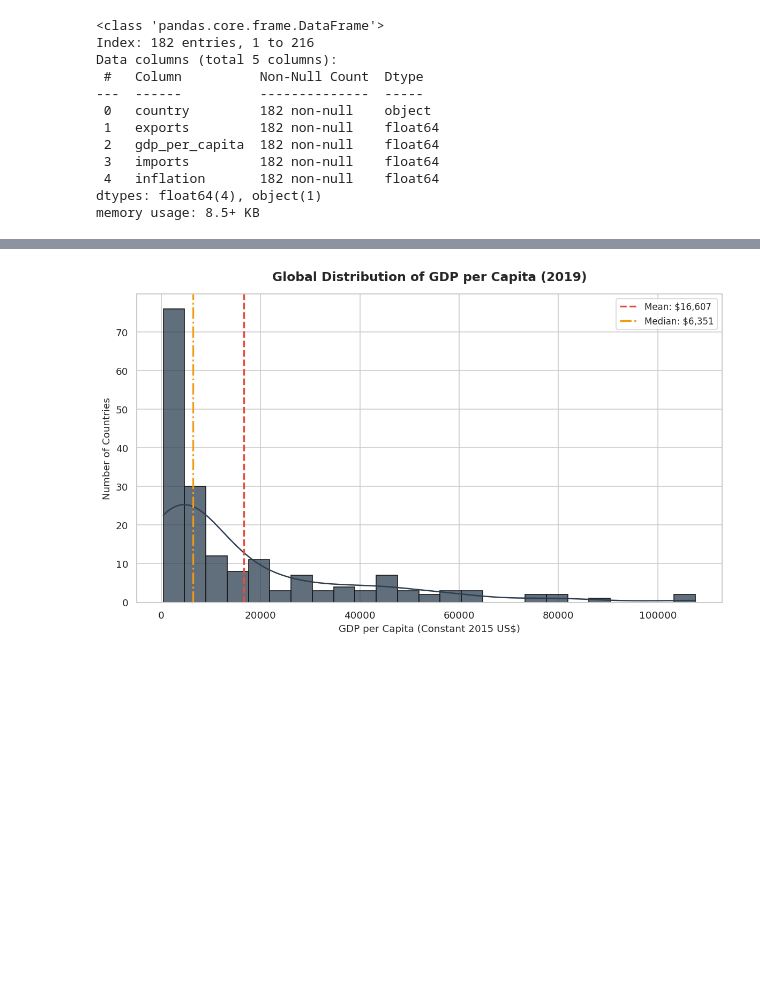
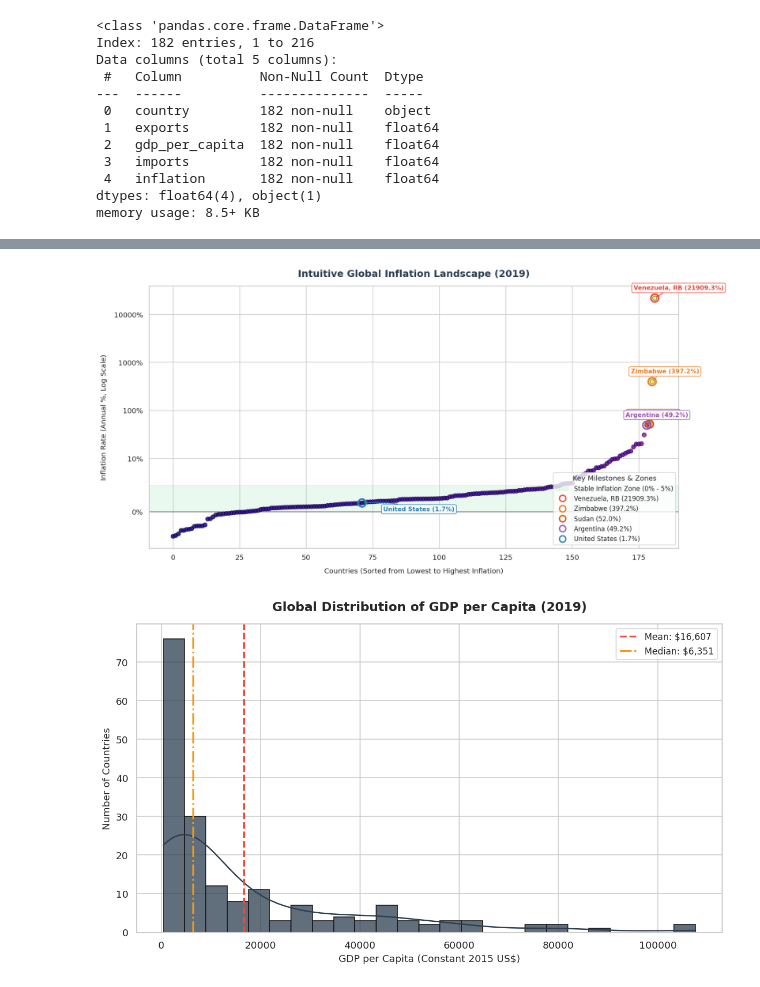
Before and after one commit to chipojaya1/ISS-Economic-Distance, a Jupyter notebook: Economic_distance_analysis.ipynb, the cells around one changed output, grey strips where cells are left out. Cells and saved outputs as stored; diff of their text form; code cells hidden in the pictures; blank space fills up the shorter version.

```diff
--- a/Economic_distance_analysis.ipynb
+++ b/Economic_distance_analysis.ipynb
@@ -244,3 +260,84 @@ plt.show()
+# %%
+# Sort countries by inflation to create an intuitive progression
+inflation_sorted = wdi_df.sort_values(by='inflation').reset_index(drop=True)
+
+sns.set_theme(style="whitegrid")
+plt.figure(figsize=(14, 7), dpi=120)
+
+# Plot the main trend of inflation rates
+plt.scatter(
+    inflation_sorted.index,
+    inflation_sorted['inflation'],
+    c=inflation_sorted['inflation'],
+    cmap='plasma',
+    norm=plt.Normalize(vmin=-5, vmax=100),
+    s=45,
+    edgecolors='black',
+    linewidths=0.6,
+    alpha=0.85,
+    zorder=3
+)
+
+# Use a symmetric log scale on y-axis to handle the massive range gracefully
+plt.yscale('symlog', linthresh=10)
+ax = plt.gca()
+ax.yaxis.set_major_formatter(ticker.FormatStrFormatter('%g%%'))
+
+# Highlight and explicitly label top countries and United States
+highlights = {
+    'Venezuela, RB': '#E74C3C',
+    'Zimbabwe': '#E67E22',
+    'Sudan': '#D35400',
+    'Argentina': '#9B59B6',
+    'United States': '#2980B9'
+}
+
+for country, color in highlights.items():
+    # Locate country index and values
+    match = inflation_sorted[inflation_sorted['country'] == country]
+    if not match.empty:
+        idx = match.index[0]
+        val = match['inflation'].values[0]
+
+        # Highlight with a larger ring
+        plt.scatter(idx, val, color='none', edgecolor=color, s=150, linewidths=2.5, zorder=4)
+
+        # Add clean annotation
+        plt.annotate(
+            f"{country} ({val:.1f}%)",
+            xy=(idx, val),
+            xytext=(idx - 8 if idx > 90 else idx + 8, val * 1.5 if val > 10 else val - 1.5),
+            arrowprops=dict(arrowstyle="->", color=color, lw=1.2, connectionstyle="arc3,rad=0.1"),
+            fontsize=9.5,
+            fontweight='bold',
+            color=color,
+            bbox=dict(boxstyle="round,pad=0.3", fc="white", ec=color, alpha=0.9, lw=1),
+            zorder=5
+        )
+
+# Visual enhancements
+plt.title('Intuitive Global Inflation Landscape (2019)', fontsize=15, fontweight='bold', pad=15, color='#2C3E50')
+plt.xlabel('Countries (Sorted from Lowest to Highest Inflation)', fontsize=11, labelpad=10)
+plt.ylabel('Inflation Rate (Annual %, Log Scale)', fontsize=11, labelpad=10)
+plt.axhline(0, color='black', linestyle='-', linewidth=0.8, alpha=0.7, zorder=1)
+
+# Shade the "stable inflation zone" (0% to 5%)
+stable_zone = plt.axhspan(0, 5, color='#2ECC71', alpha=0.1, label='Stable Inflation Zone (0% - 5%)')
+
+# Construct enhanced custom legend handles
+legend_handles = [stable_zone]
+for country, color in highlights.items():
+    val = inflation_sorted.loc[inflation_sorted['country'] == country, 'inflation'].values[0]
+    # Create custom circle handles matching the highlighted rings on the plot
+    legend_handles.append(plt.Line2D([0], [0], marker='o', color='white', label=f"{country} ({val:.1f}%)",
+                                      markerfacecolor='none', markeredgecolor=color, markersize=10, markeredgewidth=2))
+
+plt.legend(handles=legend_handles, loc='lower right', frameon=True, fontsize=10, title='Key Milestones & Zones', title_fontsize=11)
+
+plt.tight_layout()
+plt.show()
+# %% [output]
+[figure, added]
 # %%
 # 1. Standalone GDP per Capita Distribution
 sns.set_theme(style="whitegrid")
```
Also changed, not shown: parts of 8 cells of this notebook.
